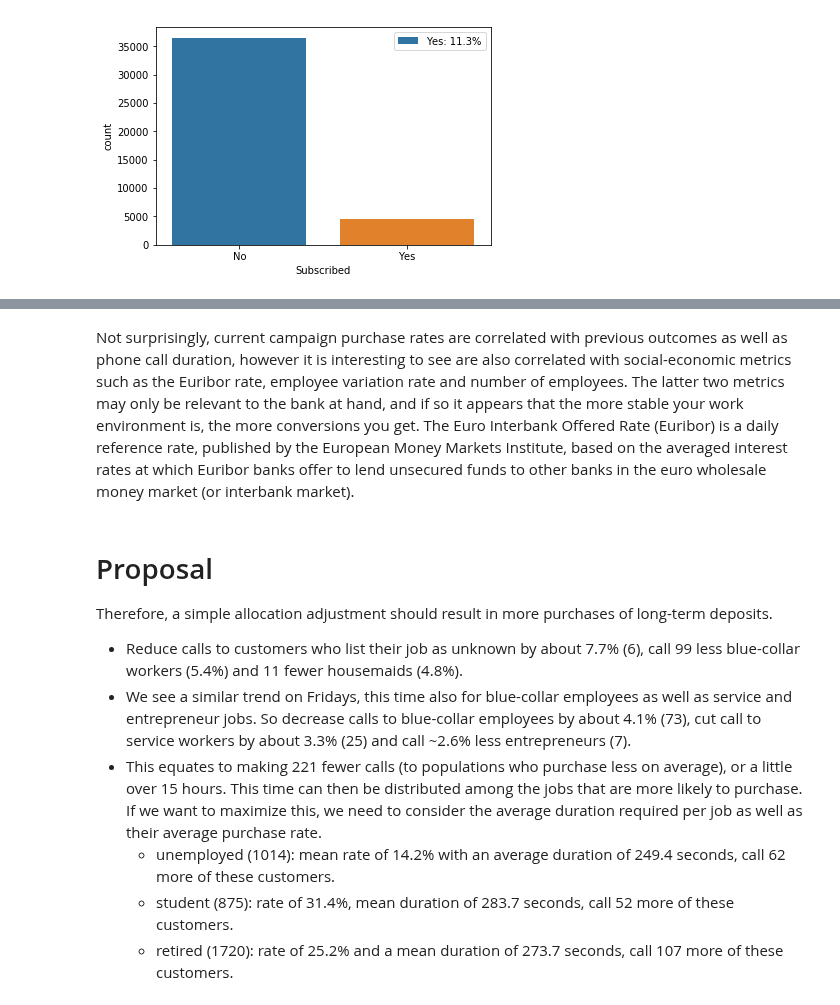
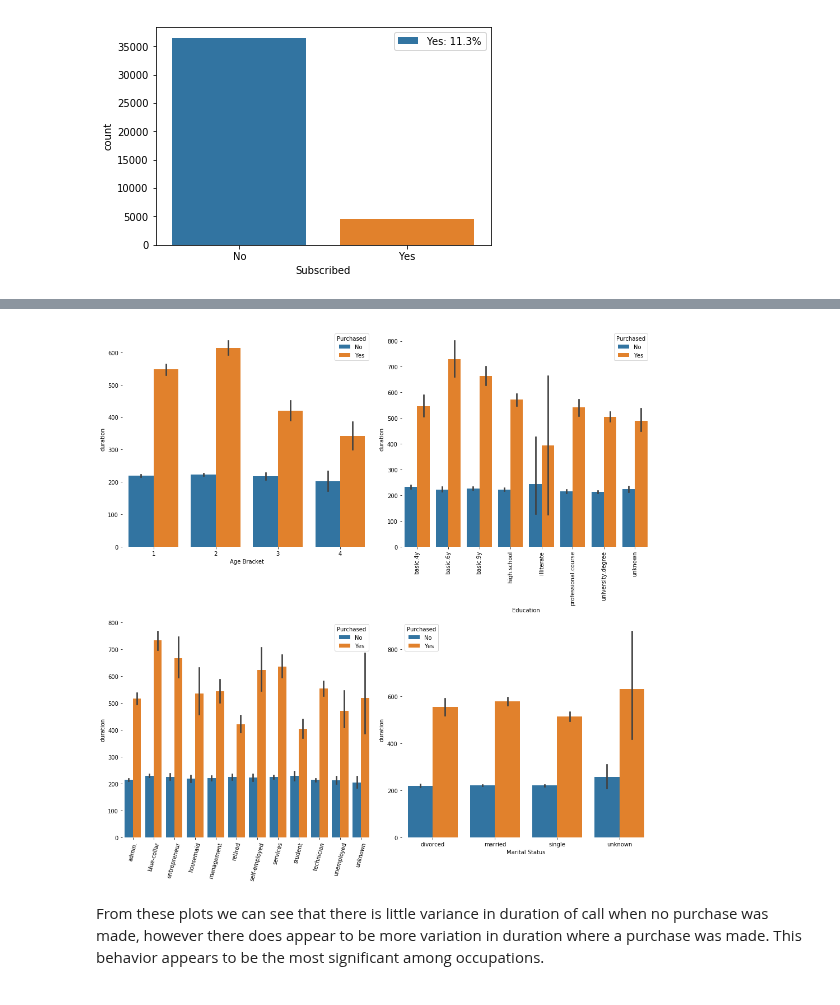
Before and after one commit to mkm29/DataScience, a Jupyter notebook: thinkful/unit/1/capstone/Bank Marketing.ipynb, the cells around one changed output, grey strips where cells are left out. Cells and saved outputs as stored; diff of their text form; code cells hidden in the pictures.

Commit message:
Removed a lot of analysis of variables not relevant to the experiment proposed.

```diff
--- a/thinkful/unit/1/capstone/Bank Marketing.ipynb
+++ b/thinkful/unit/1/capstone/Bank Marketing.ipynb
@@ -562,12 +218,37 @@ Name: y, dtype: float64
-# %% [markdown]
-Not surprisingly, current campaign purchase rates are correlated with previous outcomes as well as phone call duration, however it is interesting to see are also correlated with social-economic metrics such as the Euribor rate, employee variation rate and number of employees. The latter two metrics may only be relevant to the bank at hand, and if so it appears that the more stable your work environment is, the more conversions you get.
-The Euro Interbank Offered Rate (Euribor) is a daily reference rate, published by the European Money Markets Institute, based on the averaged interest rates at which Euribor banks offer to lend unsecured funds to other banks in the euro wholesale money market (or interbank market).
-# %% [markdown]
-# Proposal
-Therefore, a simple allocation adjustment should result in more purchases of long-term deposits.
-  * Reduce calls to customers who list their job as unknown by about 7.7% (6), call 99 less blue-collar workers (5.4%) and 11 fewer housemaids (4.8%).
-  * We see a similar trend on Fridays, this time also for blue-collar employees as well as service and entrepreneur jobs. So decrease calls to blue-collar employees by about 4.1% (73), cut call to service workers by about 3.3% (25) and call ~2.6% less entrepreneurs (7).
-  * This equates to making 221 fewer calls (to populations who purchase less on average), or a little over 15 hours. This time can then be distributed among the jobs that are more likely to purchase. If we want to maximize this, we need to consider the average duration required per job as well as their average purchase rate.
-    * unemployed (1014): mean rate of 14.2% with an average duration of 249.4 seconds, call 62 more of these customers.
-    * student (875): rate of 31.4%, mean duration of 283.7 seconds, call 52 more of these customers.
-    * retired (1720): rate of 25.2% and a mean duration of 273.7 seconds, call 107 more of these customers.
+# %%
+# lets put 4 pointplots on one figure
+fig, axes = plt.subplots(2, 2)
+fig.set_figwidth(14)
+fig.set_figheight(14)
+
+sns.despine(fig=fig, left=True, bottom=True)
+# pointplot of duration by age bracket
+p1 = sns.barplot('age_bracket', "duration", hue="y", data=df, ax=axes[0,0])
+axes[0,0].set_xlabel("Age Bracket")
+p2 = sns.barplot('education', 'duration', hue='y', data=df, ax=axes[0,1])
+axes[0,1].set_xticklabels(axes[0,1].get_xticklabels(), rotation=90)
+axes[0,1].set_xlabel("Education")
+p3 = sns.barplot('job', 'duration', hue='y', data = df, ax=axes[1,0])
+axes[1,0].set_xticklabels(axes[1,0].get_xticklabels(), rotation=75)
+axes[1,0].set_xlabel("")
+p4 = sns.barplot('marital', 'duration', hue='y', data=df, ax=axes[1,1])
+p4.set_xlabel("Marital Status")
+fig.tight_layout()
+
+# title
+new_title = 'Purchased'
+p1.legend_.set_title(new_title)
+p2.legend_.set_title(new_title)
+p3.legend_.set_title(new_title)
+p4.legend_.set_title(new_title)
+# replace labels
+new_labels = ['No', 'Yes']
+for t, l in zip(p1.legend_.texts, new_labels): t.set_text(l)
+for t, l in zip(p2.legend_.texts, new_labels): t.set_text(l)
+for t, l in zip(p3.legend_.texts, new_labels): t.set_text(l)
+for t, l in zip(p4.legend_.texts, new_labels): t.set_text(l)
+fig.show()
+# %% [output]
+[figure, added]
+# %% [markdown]
+From these plots we can see that there is little variance in duration of call when no purchase was made, however there does appear to be more variation in duration where a purchase was made. This behavior appears to be the most significant among occupations.
```
Also changed, not shown: parts of 52 cells of this notebook.
